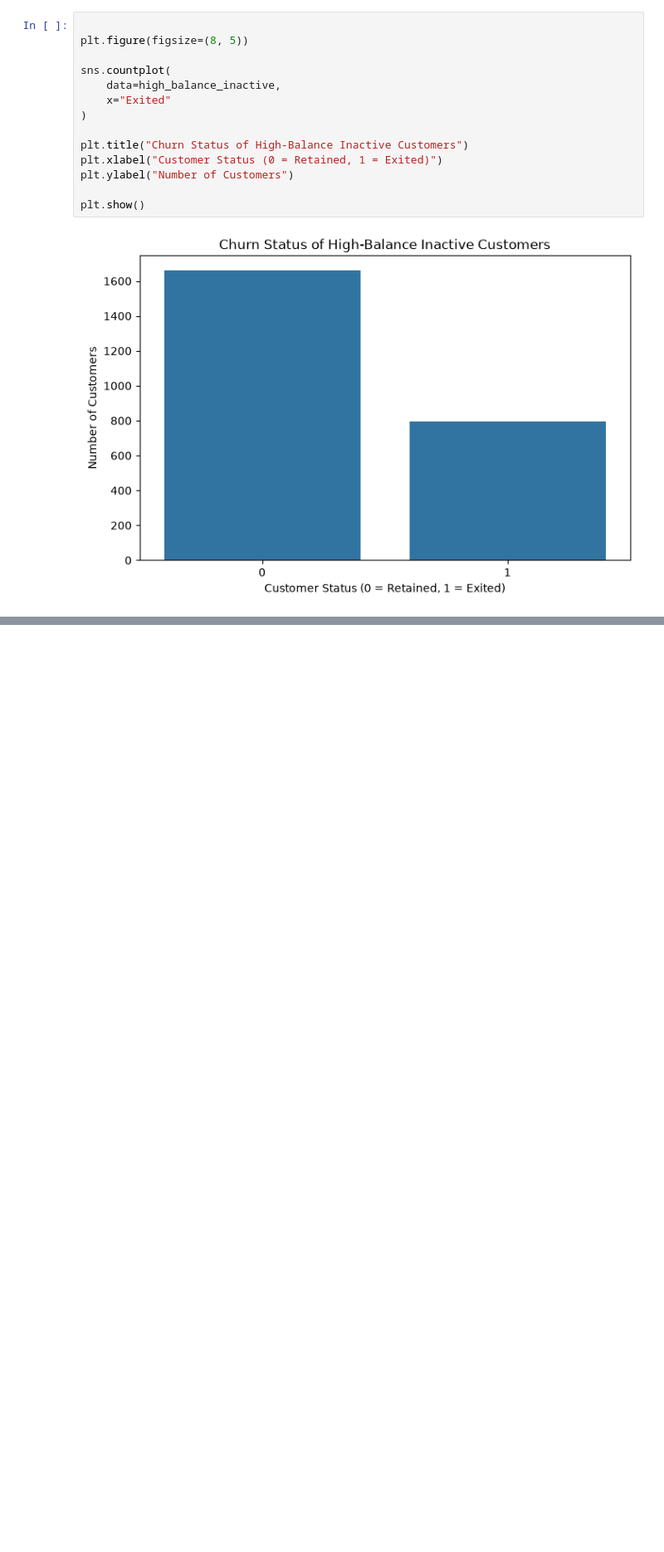
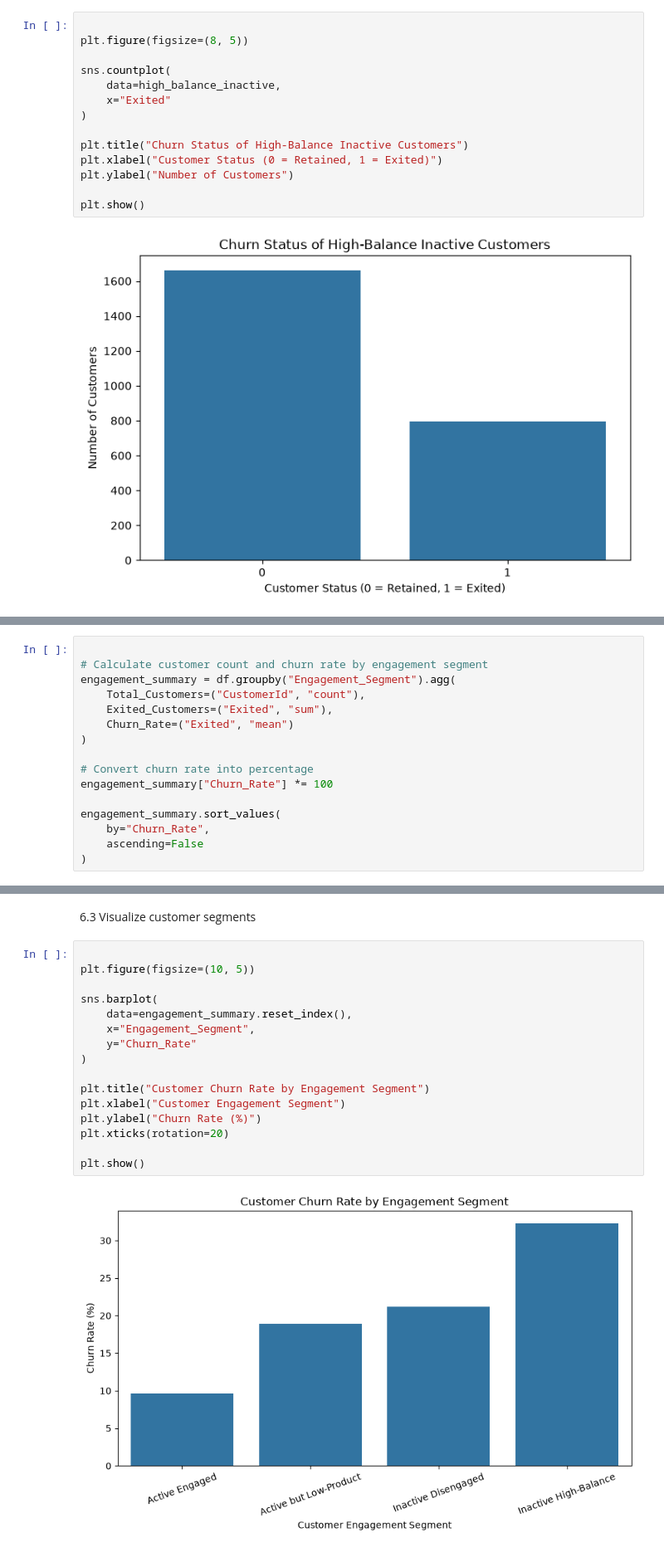
Before and after one commit to Dvnsh-coder/Customer-retention-analysis, a Jupyter notebook: notebooks/01_data_understanding.ipynb, the cells around one changed output, grey strips where cells are left out. Shown at 83% size. Saved outputs shown, nothing was run; the diff lists cells and outputs as text; blank space fills up the shorter version.

Commit message:
Add customer engagement classification and churn analysis

```diff
--- a/notebooks/01_data_understanding.ipynb
+++ b/notebooks/01_data_understanding.ipynb
@@ -806,0 +850,16 @@ Above-median balance is a preliminary proxy for customer value, not a complete m
+# %%
+
+# Calculate customer count and churn rate by engagement segment
+engagement_summary = df.groupby("Engagement_Segment").agg(
+    Total_Customers=("CustomerId", "count"),
+    Exited_Customers=("Exited", "sum"),
+    Churn_Rate=("Exited", "mean")
+)
+
+# Convert churn rate into percentage
+engagement_summary["Churn_Rate"] *= 100
+
+engagement_summary.sort_values(
+    by="Churn_Rate",
+    ascending=False
+)
@@ -806,0 +873,20 @@ Above-median balance is a preliminary proxy for customer value, not a complete m
+# %% [markdown]
+6.3 Visualize customer segments
+# %%
+
+plt.figure(figsize=(10, 5))
+
+sns.barplot(
+    data=engagement_summary.reset_index(),
+    x="Engagement_Segment",
+    y="Churn_Rate"
+)
+
+plt.title("Customer Churn Rate by Engagement Segment")
+plt.xlabel("Customer Engagement Segment")
+plt.ylabel("Churn Rate (%)")
+plt.xticks(rotation=20)
+
+plt.show()
+# %% [output]
+[figure, added]
```
Also changed, not shown: parts of 15 cells of this notebook.
